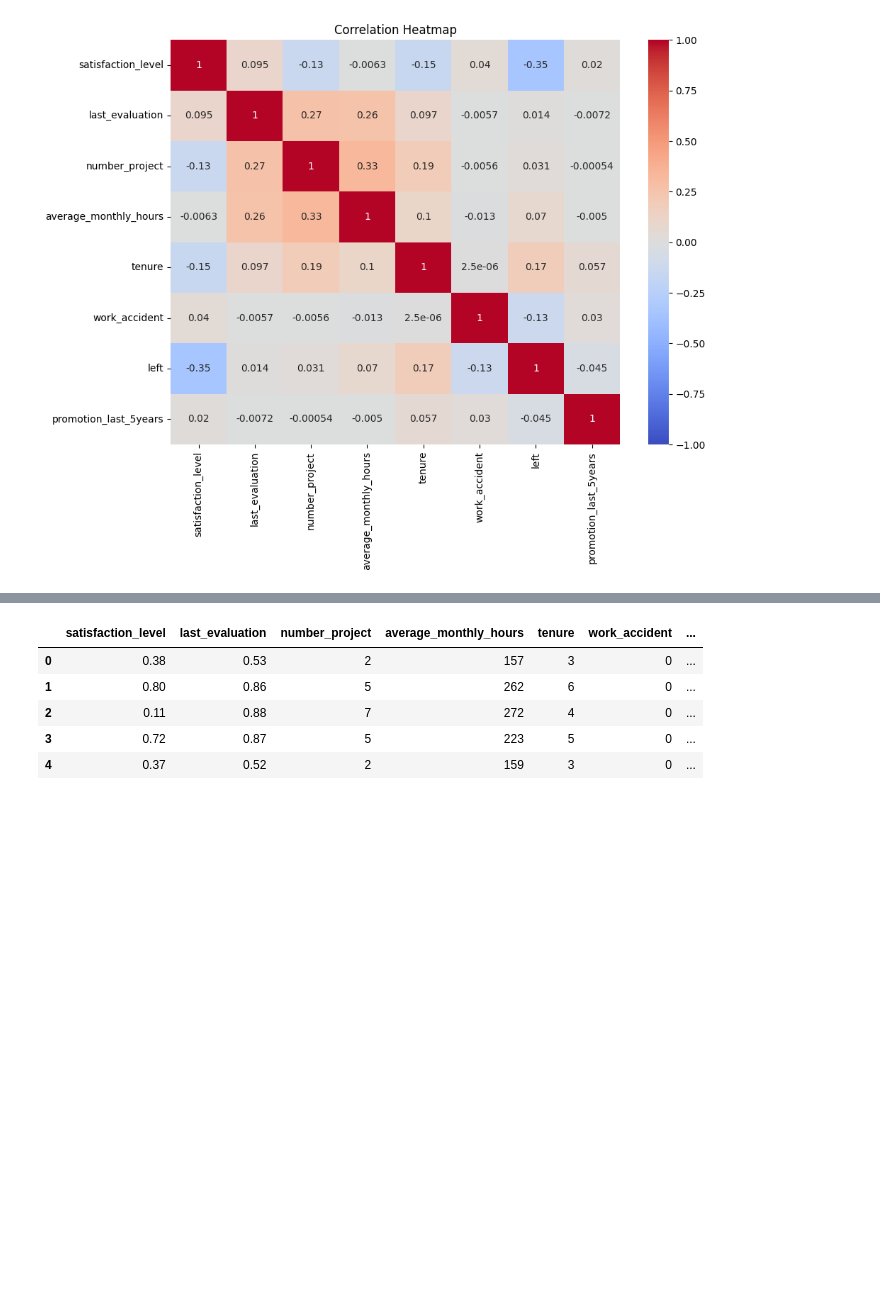
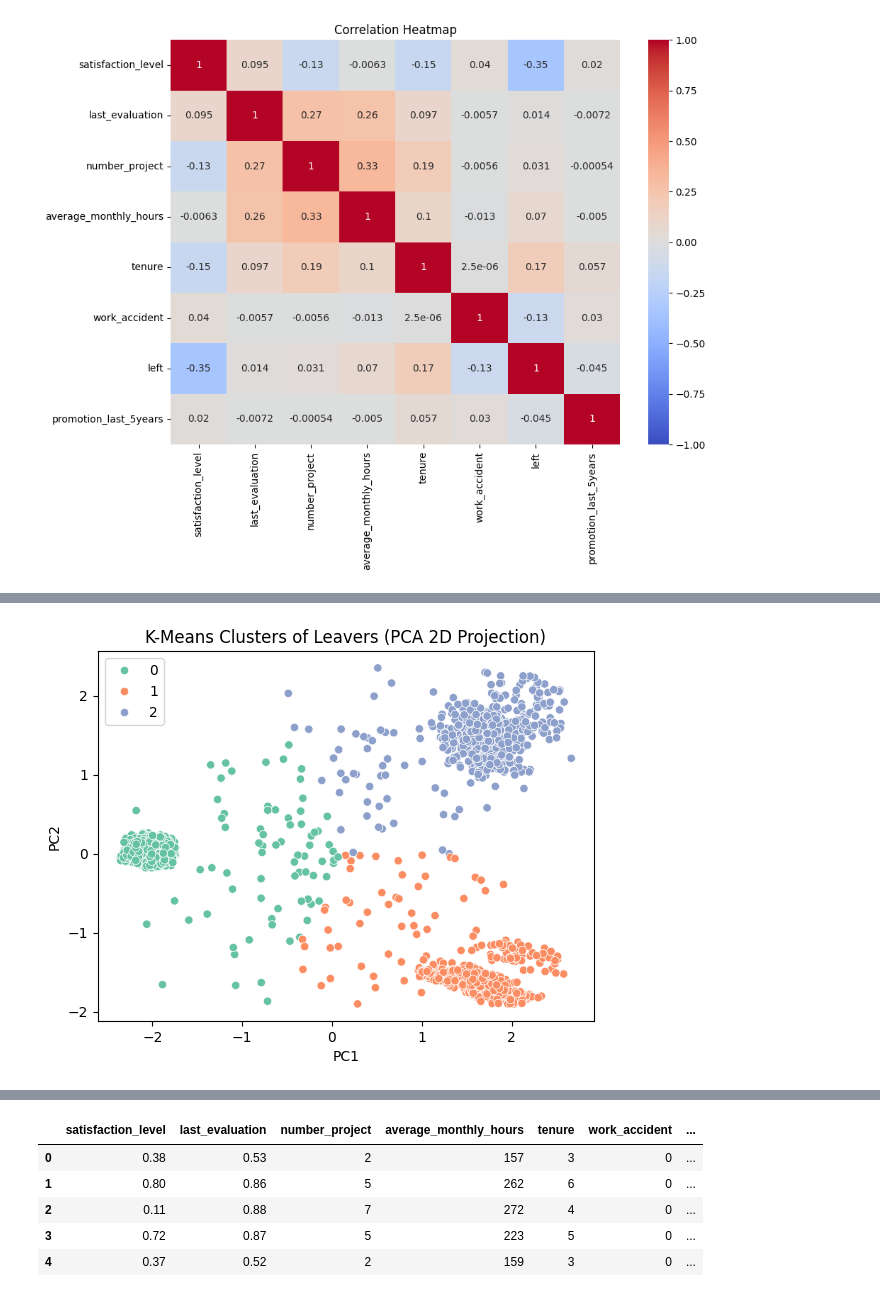
Before and after one commit to mjuan99/employee-retention-prediction, a Jupyter notebook: Employee_Retention_Prediction.ipynb, the cells around one changed output, grey strips where cells are left out. Drawn from its saved outputs; the diff is of its cells as text; code cells hidden in the pictures; blank space fills up the shorter version.

```diff
--- a/Employee_Retention_Prediction.ipynb
+++ b/Employee_Retention_Prediction.ipynb
@@ -255,0 +297,9 @@ plt.show()
+# %%
+final_k = 3  # best value from elbow/silhouette
+kmeans = KMeans(n_clusters=final_k, random_state=42)
+labels = kmeans.fit_predict(df_scaled)
+df_left['cluster'] = labels
+
+# Profiling
+cluster_profiles = df_left.groupby('cluster')[cluster_features].mean()
+print(cluster_profiles)
@@ -255,0 +318,13 @@ plt.show()
+# %%
+from sklearn.decomposition import PCA
+
+pca = PCA(n_components=2)
+X_pca = pca.fit_transform(df_scaled)
+
+sns.scatterplot(x=X_pca[:, 0], y=X_pca[:, 1], hue=labels, palette='Set2')
+plt.title("K-Means Clusters of Leavers (PCA 2D Projection)")
+plt.xlabel("PC1")
+plt.ylabel("PC2")
+plt.show()
+# %% [output]
+[figure, added]
```
Also changed, not shown: parts of 6 cells of this notebook.
